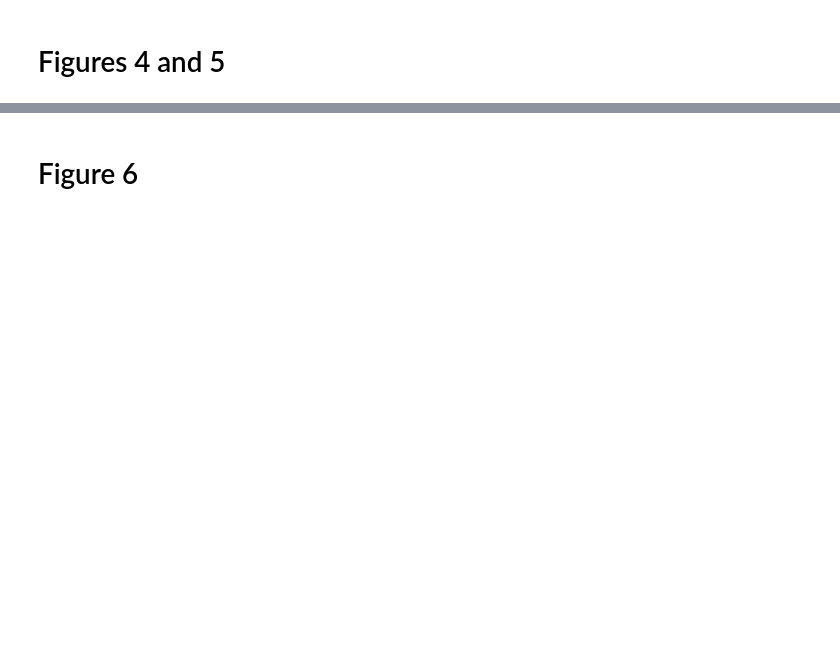
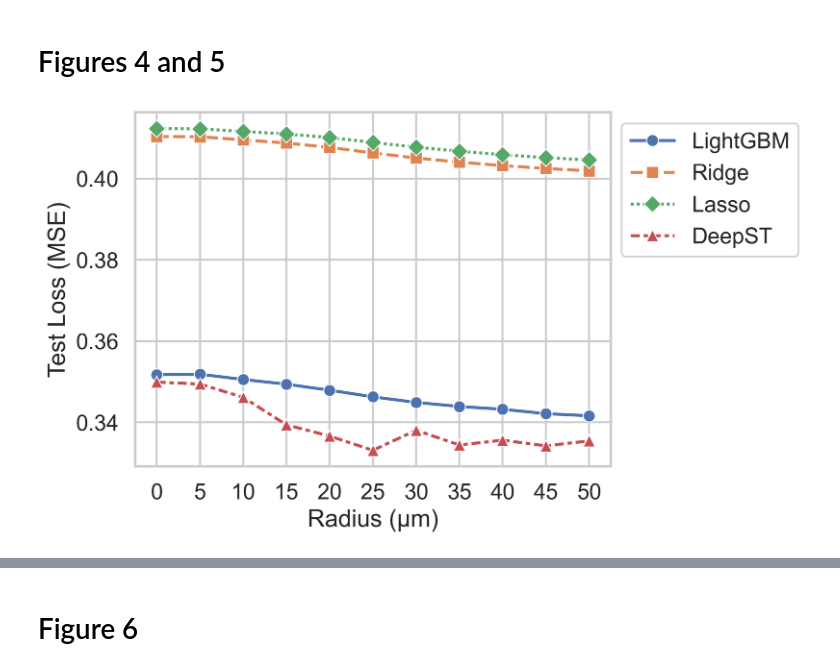
Before and after one commit to prob-ml/spice, a Jupyter notebook: examples/Plots.ipynb, the cells around one changed output, grey strips where cells are left out. Drawn from its saved outputs; the diff is of its cells as text; code cells hidden in the pictures; blank space fills up the shorter version.

```diff
--- a/examples/Plots.ipynb
+++ b/examples/Plots.ipynb
@@ -46,34 +46,40 @@ def is_int(n):
     try:
         int(n)  # Try to convert to int
         return True
     except ValueError:
         return False  # Return False if conversion fails
 
 # Manually process no_celltypes_df
 no_celltypes_df["Method"] = no_celltypes_df["Radius"].apply(lambda x: x.split(' ')[0] if not is_int(x.split(' ')[0]) else "DeepST")
 no_celltypes_df["Radius"] = no_celltypes_df["Radius"].apply(lambda x: x.split(' ')[-1])
 no_celltypes_df = no_celltypes_df[no_celltypes_df['Radius'].astype(int) <= 50]
 
 # Manually process celltypes_df
 celltypes_df["Method"] = celltypes_df["Radius"].apply(lambda x: x.split(' ')[0] if not is_int(x.split(' ')[0]) else "DeepST")
 celltypes_df["Radius"] = celltypes_df["Radius"].apply(lambda x: x.split(' ')[-1])
 celltypes_df = celltypes_df[celltypes_df['Radius'].astype(int) <= 50]
 
 # Filter out 'OLS' method
 no_celltypes_df = no_celltypes_df[no_celltypes_df["Method"] != "OLS"]
 
 # Set the plot style
 sns.set_theme("talk")
 sns.set_style("whitegrid")
 
 # Create the line plot
-sns.lineplot(data=no_celltypes_df, x="Radius", y="w/o Celltypes Loss", marker='o', hue="Method", style="Method", markers=["o", "s", "D", "^", "v"])
+sns.lineplot(data=no_celltypes_df, x=r"Radius", y="w/o Celltypes Loss", marker='o', hue="Method", style="Method", markers=["o", "s", "D", "^", "v"])
+# Customize x and y axis labels
+plt.xlabel("Radius (μm)")
+plt.ylabel("Test Loss (MSE)")
+
 
 # Adjust legend and save the figure
 plt.legend(bbox_to_anchor=(1, 1))
 plt.rcParams['figure.dpi'] = 300
 plt.rcParams['savefig.dpi'] = 300
 plt.savefig('real_data_wo_celltypes.png', bbox_inches="tight")
+# %% [output]
+[figure, added]
 # %%
 celltypes_df = celltypes_df[celltypes_df["Method"] != "OLS"]
 
```
Also changed, not shown: parts of 6 cells of this notebook, 20 other files.
